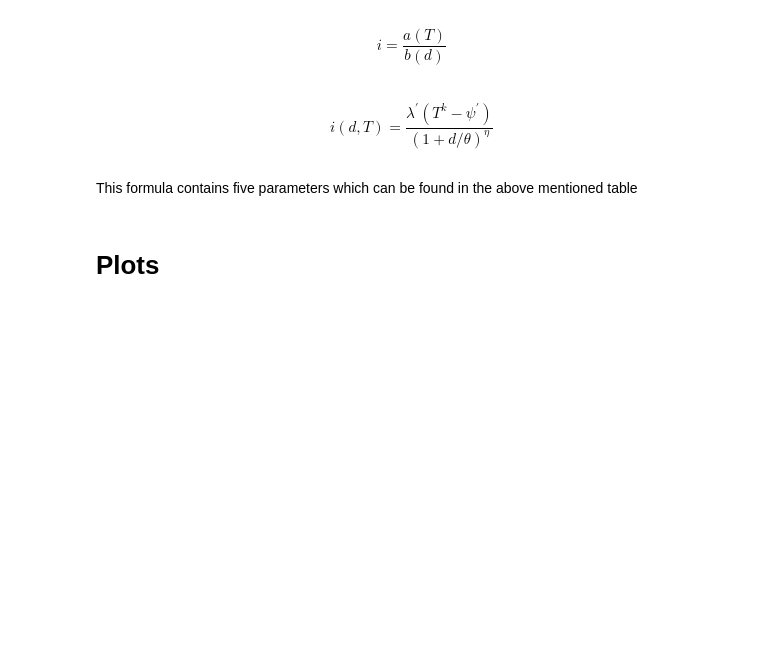
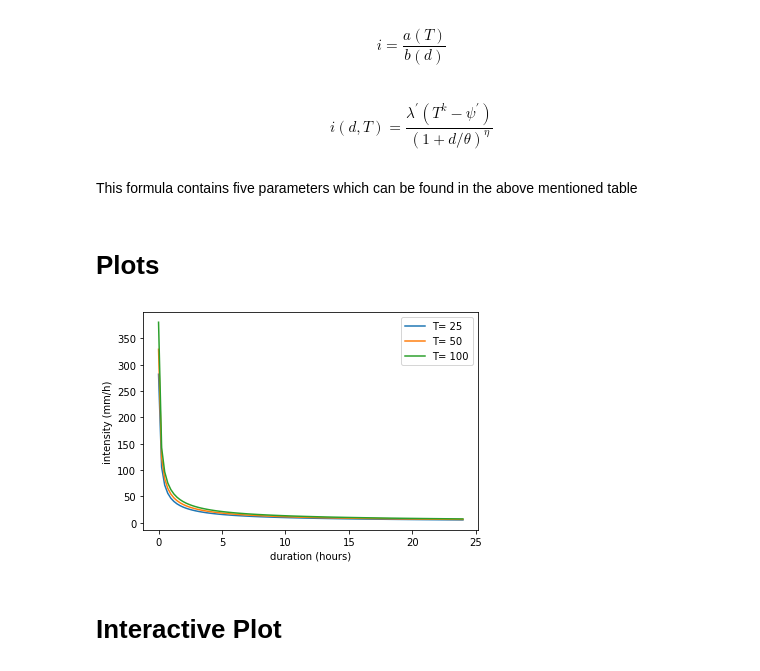
Before and after one commit to iliasmachairas/Alternating_Block_Method---Hydrology, a Jupyter notebook: Alternating_Block_Method.ipynb, the cells around one changed output. Cells and saved outputs as stored; diff of their text form; code cells hidden in the pictures; blank space fills up the shorter version.

```diff
--- a/Alternating_Block_Method.ipynb
+++ b/Alternating_Block_Method.ipynb
@@ -47,2 +47,16 @@ rain_intens_v(50,d)
 # %% [markdown]
 # Plots
+# %%
+T_array = [25, 50, 100]
+for i in T_array:
+    y = rain_intens_v(i,d)
+    plt.plot(d,y, label='T= '+str(i))
+
+plt.xlabel('duration (hours)')
+plt.ylabel('intensity (mm/h)')
+plt.legend();
+plt.savefig('')
+# %% [output]
+[figure, added]
+# %% [markdown]
+# Interactive Plot
```
Also changed, not shown: parts of 7 cells of this notebook.
